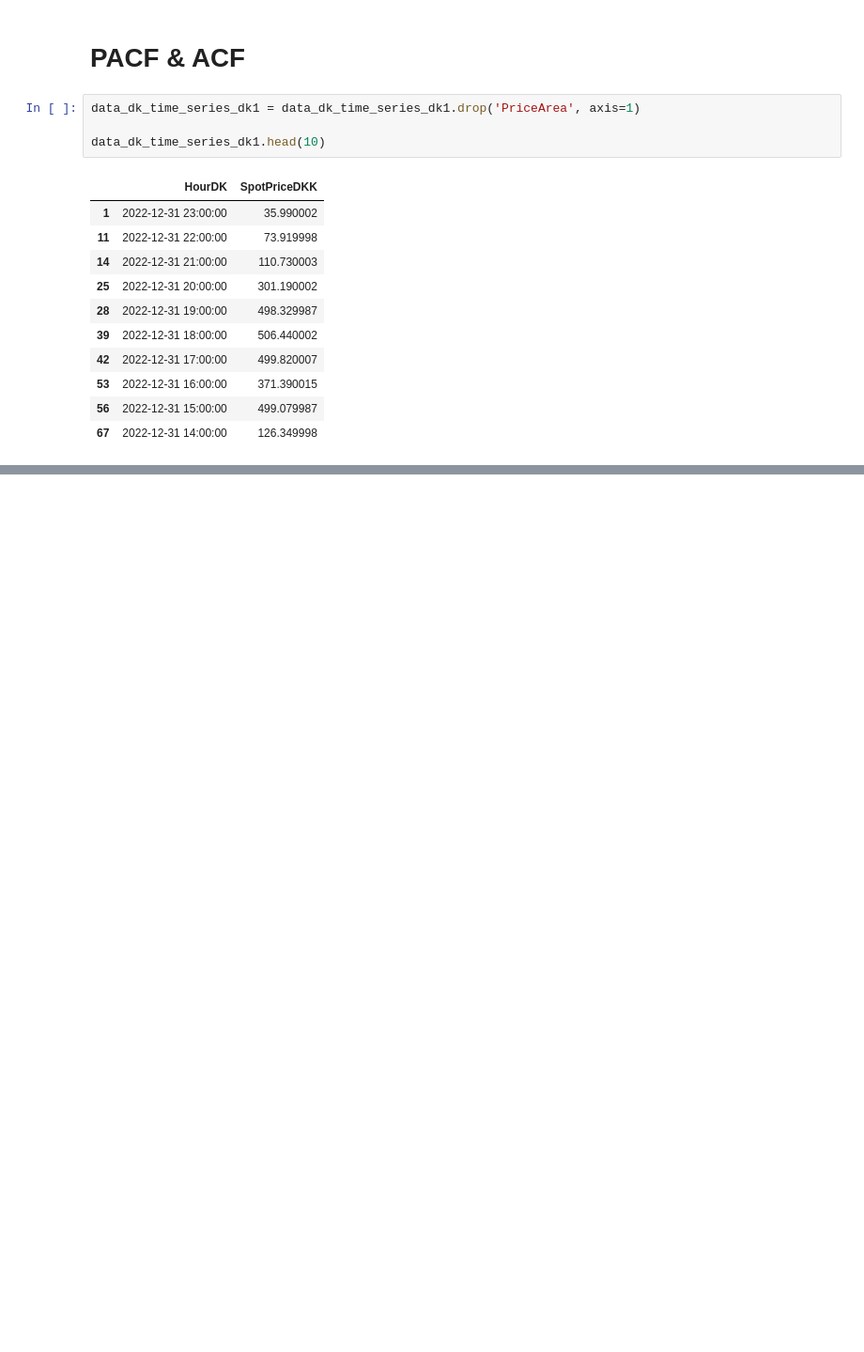
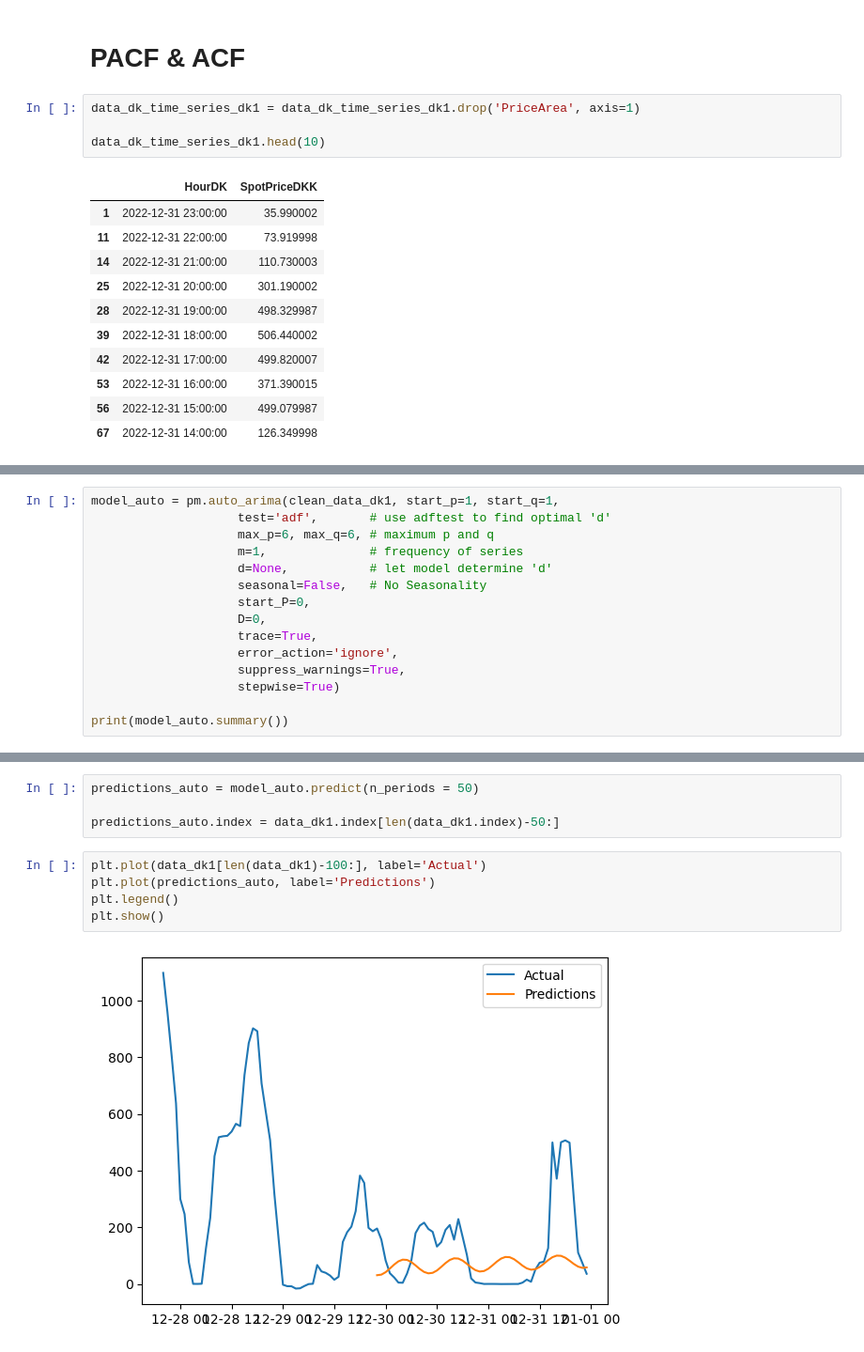
Before and after one commit to NusretSalli/Time-series, a Jupyter notebook: Electricity_DK_prize_forecast.ipynb, the cells around one changed output, grey strips where cells are left out. Shown: that part at 94% size. Drawn from its saved outputs; the diff is of its cells as text; blank space fills up the shorter version.

```diff
--- a/Electricity_DK_prize_forecast.ipynb
+++ b/Electricity_DK_prize_forecast.ipynb
@@ -213,0 +323,15 @@ Based on the results from above, we should start with an Autoregressive model wi
+# %%
+model_auto = pm.auto_arima(clean_data_dk1, start_p=1, start_q=1,
+                    test='adf',       # use adftest to find optimal 'd'
+                    max_p=6, max_q=6, # maximum p and q
+                    m=1,              # frequency of series
+                    d=None,           # let model determine 'd'
+                    seasonal=False,   # No Seasonality
+                    start_P=0,
+                    D=0,
+                    trace=True,
+                    error_action='ignore',
+                    suppress_warnings=True,
+                    stepwise=True)
+
+print(model_auto.summary())
@@ -213,0 +356,11 @@ Based on the results from above, we should start with an Autoregressive model wi
+# %%
+predictions_auto = model_auto.predict(n_periods = 50)
+
+predictions_auto.index = data_dk1.index[len(data_dk1.index)-50:]
+# %%
+plt.plot(data_dk1[len(data_dk1)-100:], label='Actual')
+plt.plot(predictions_auto, label='Predictions')
+plt.legend()
+plt.show()
+# %% [output]
+[figure, added]
```
Also changed, not shown: parts of 24 cells of this notebook, 1 other file.
